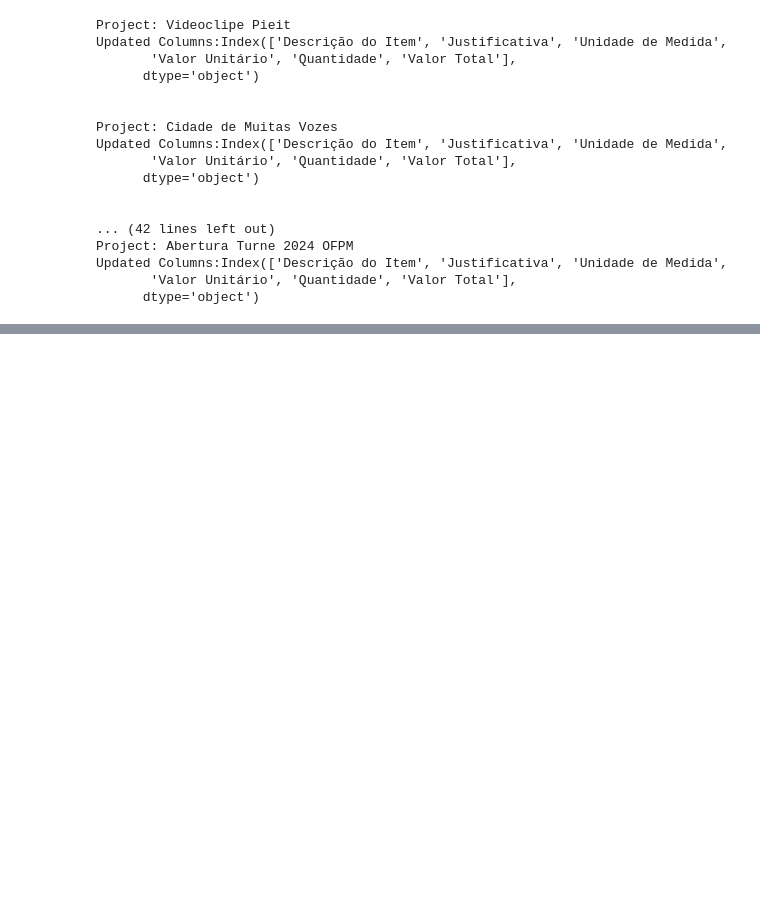
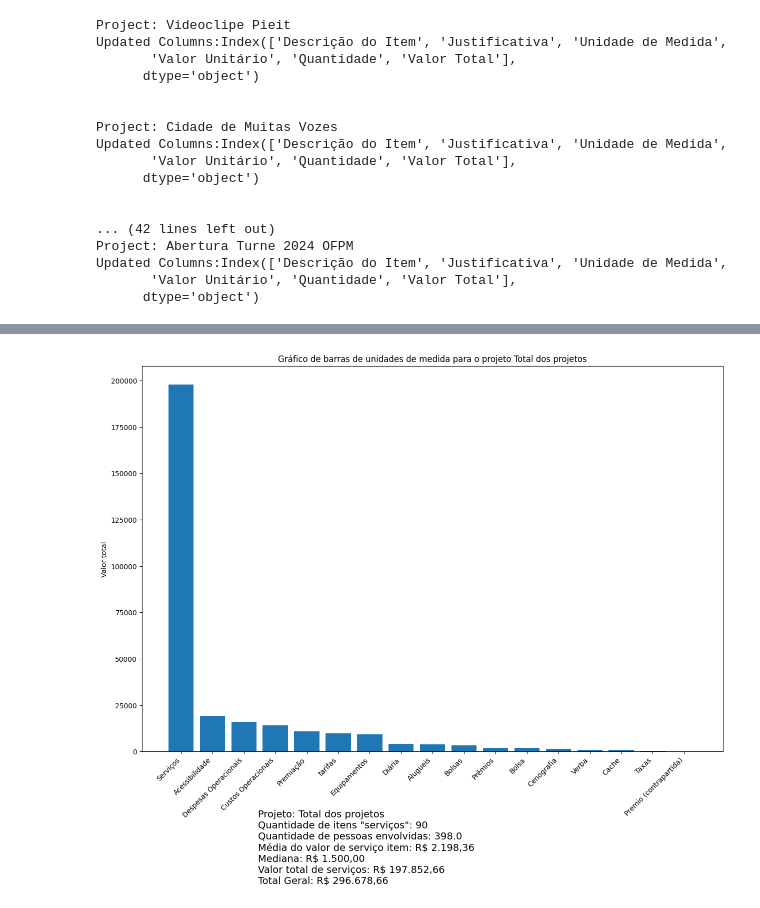
Before and after one commit to alandgmendes/analises_facilitadora, a Jupyter notebook: analise_facilitadora.ipynb, the cells around one changed output, grey strips where cells are left out. Drawn from its saved outputs; the diff is of its cells as text; code cells hidden in the pictures; blank space fills up the shorter version.

```diff
--- a/analise_facilitadora.ipynb
+++ b/analise_facilitadora.ipynb
@@ -363,0 +366,11 @@ Média, mediana e valor total da soma de "serviço": nan, nan, 0
+# %%
+# Assuming dataframesCommon is a dictionary of dataframes
+all_dataframes = list(dataframesCommon.values())
+
+# Concatenate all dataframes vertically
+combined_df = pd.concat(all_dataframes, ignore_index=True)
+
+# Now you can perform the analysis on the combined dataframe
+generate_project_charts(combined_df, "Total dos projetos")
+# %% [output]
+[figure, added]
```
Also changed, not shown: parts of 1 cell of this notebook.
